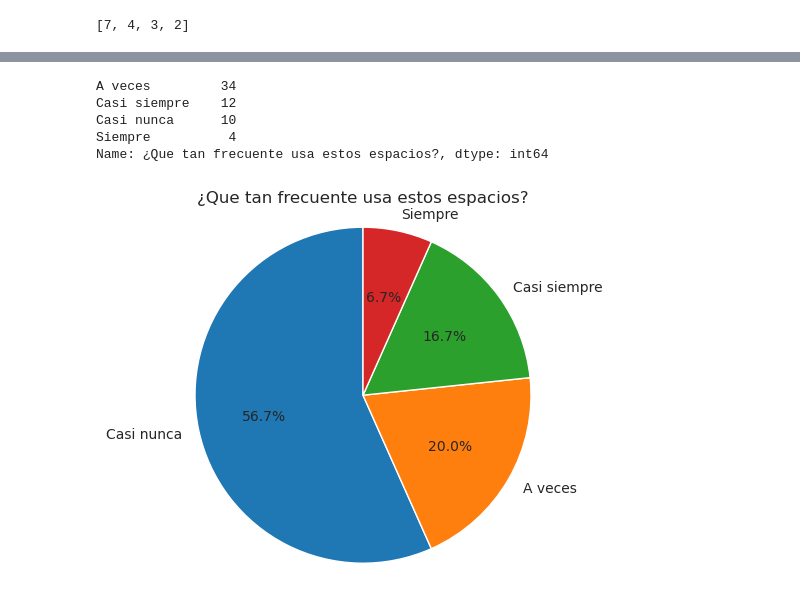
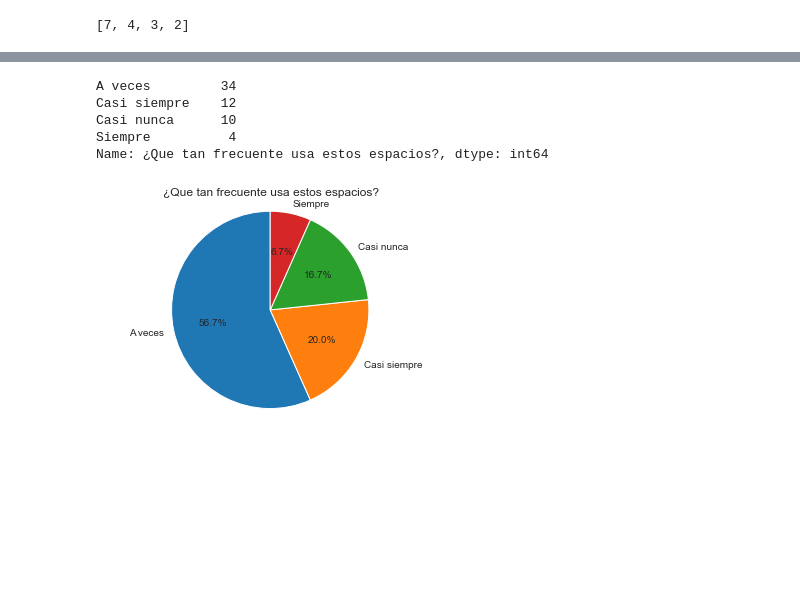
Before and after one commit to jcguerra10/FormsMusicAnalysis, a Jupyter notebook: data_analysis.ipynb, the cells around one changed output, grey strips where cells are left out. Drawn from its saved outputs; the diff is of its cells as text; code cells hidden in the pictures; blank space fills up the shorter version.

```diff
--- a/data_analysis.ipynb
+++ b/data_analysis.ipynb
@@ -236,28 +236,28 @@ Name: ¿Que otras alternativas de estudios de grabación haz utilizado?, dtype:
 # %%
 # Data
-labels = ['Casi nunca', 'A veces', 'Casi siempre', 'Siempre']
+labels = ['A veces', 'Casi siempre', 'Casi nunca', 'Siempre']
 sizes = df['¿Que tan frecuente usa estos espacios?'].value_counts()
 
 print(sizes)
 
 # Plot
 fig, ax = plt.subplots()
 
 ax.set_title('¿Que tan frecuente usa estos espacios?')
 ax.pie(sizes, labels=labels, autopct='%1.1f%%', startangle=90)
 ax.axis('equal')  # Equal aspect ratio ensures that pie is drawn as a circle
 
 # Show plot
 plt.show()
 save_figure =  fig.get_figure()
 save_figure.savefig('./Images/piechart6.png')
 # %% [output]
 A veces         34
 Casi siempre    12
 Casi nunca      10
 Siempre          4
 Name: ¿Que tan frecuente usa estos espacios?, dtype: int64
-[figure, old version]
+[figure, new version]
 # %%
 # Data
 labels = ['Sí']
```
Also changed, not shown: parts of 10 cells of this notebook, 13 other files.
